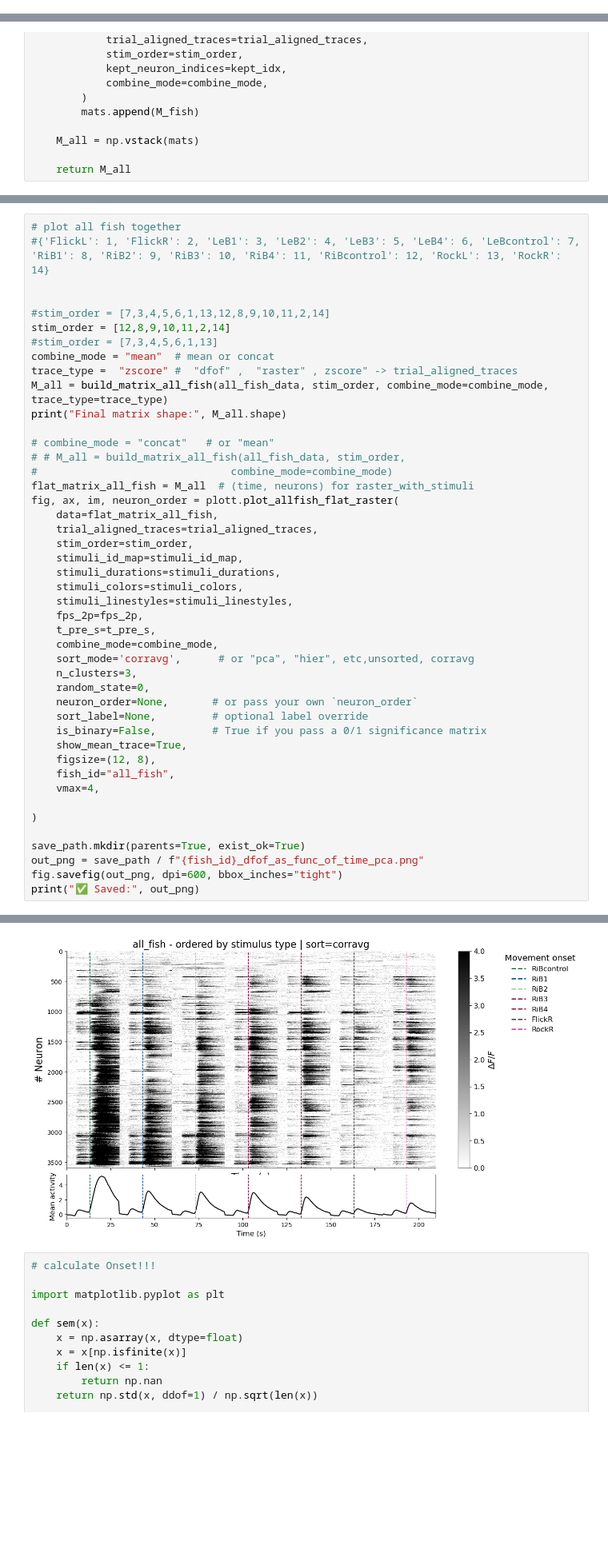
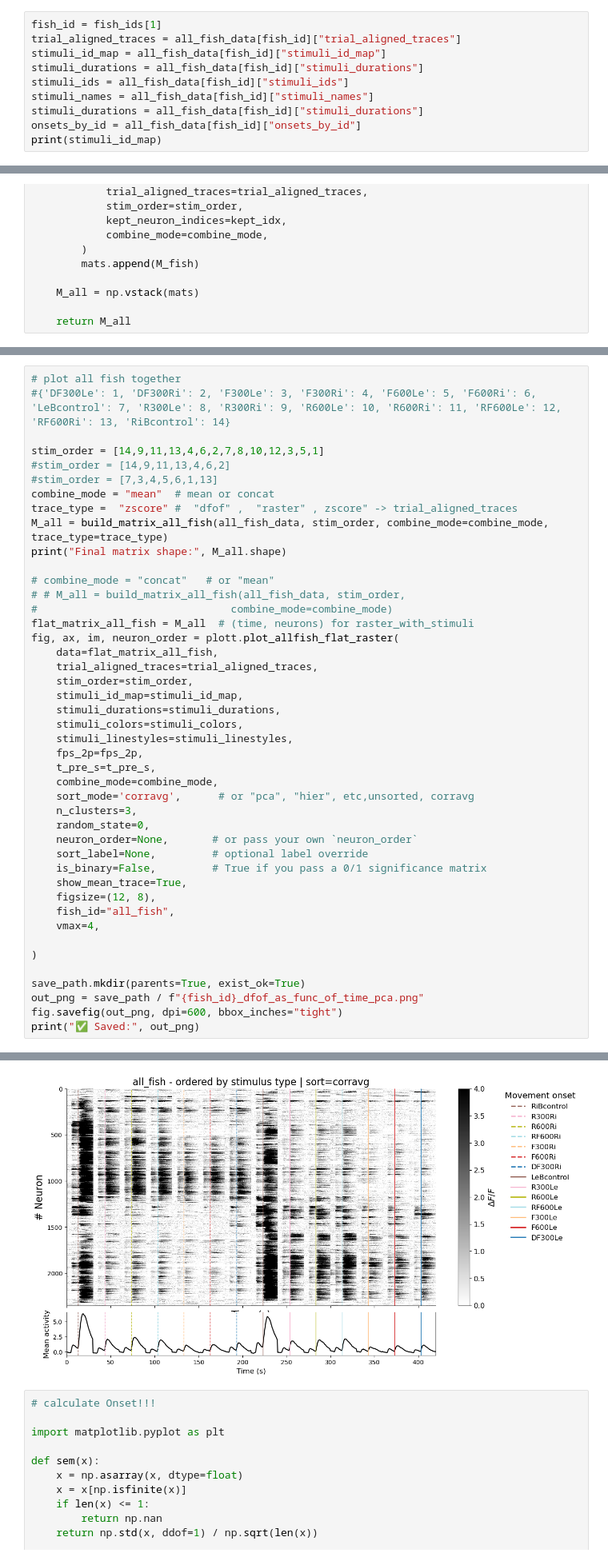
Before and after one commit to uribealej/social_filters, a Jupyter notebook: scripts/calcium_analysis/Exp7_trans_stat_several.ipynb, the cells around one changed output, grey strips where cells are left out. Shown at 80% size. Drawn from its saved outputs; the diff is of its cells as text; blank space fills up the shorter version.

```diff
--- a/scripts/calcium_analysis/Exp7_trans_stat_several.ipynb
+++ b/scripts/calcium_analysis/Exp7_trans_stat_several.ipynb
@@ -398,3 +397,13 @@ stim 12: 4 onsets | kept 4 trials | dropped 0
 stim 13: 4 onsets | kept 4 trials | dropped 0
 stim 14: 4 onsets | kept 4 trials | dropped 0
 Listo, todos los peces procesados.
+# %%
+fish_id = fish_ids[1]
+trial_aligned_traces = all_fish_data[fish_id]["trial_aligned_traces"]
+stimuli_id_map = all_fish_data[fish_id]["stimuli_id_map"]
+stimuli_durations = all_fish_data[fish_id]["stimuli_durations"]
+stimuli_ids = all_fish_data[fish_id]["stimuli_ids"]
+stimuli_names = all_fish_data[fish_id]["stimuli_names"]
+stimuli_durations = all_fish_data[fish_id]["stimuli_durations"]
+onsets_by_id = all_fish_data[fish_id]["onsets_by_id"]
+print(stimuli_id_map)
@@ -674,10 +630,9 @@ Final total: 3594
 # %%
 # plot all fish together
-#{'FlickL': 1, 'FlickR': 2, 'LeB1': 3, 'LeB2': 4, 'LeB3': 5, 'LeB4': 6, 'LeBcontrol': 7, 'RiB1': 8, 'RiB2': 9, 'RiB3': 10, 'RiB4': 11, 'RiBcontrol': 12, 'RockL': 13, 'RockR': 14}
+#{'DF300Le': 1, 'DF300Ri': 2, 'F300Le': 3, 'F300Ri': 4, 'F600Le': 5, 'F600Ri': 6, 'LeBcontrol': 7, 'R300Le': 8, 'R300Ri': 9, 'R600Le': 10, 'R600Ri': 11, 'RF600Le': 12, 'RF600Ri': 13, 'RiBcontrol': 14}
 
-
-#stim_order = [7,3,4,5,6,1,13,12,8,9,10,11,2,14]
-stim_order = [12,8,9,10,11,2,14]
+stim_order = [14,9,11,13,4,6,2,7,8,10,12,3,5,1]
+#stim_order = [14,9,11,13,4,6,2]
 #stim_order = [7,3,4,5,6,1,13]
 combine_mode = "mean"  # mean or concat
 trace_type =  "zscore" #  "dfof" ,  "raster" , zscore" -> trial_aligned_traces
@@ -722,4 +677,4 @@ Final matrix shape: (3594, 420)
-[figure, old version]
+[figure, new version]
 # %%
 # calculate Onset!!!
 
```
Also changed, not shown: parts of 9 cells of this notebook, 9 other files.
